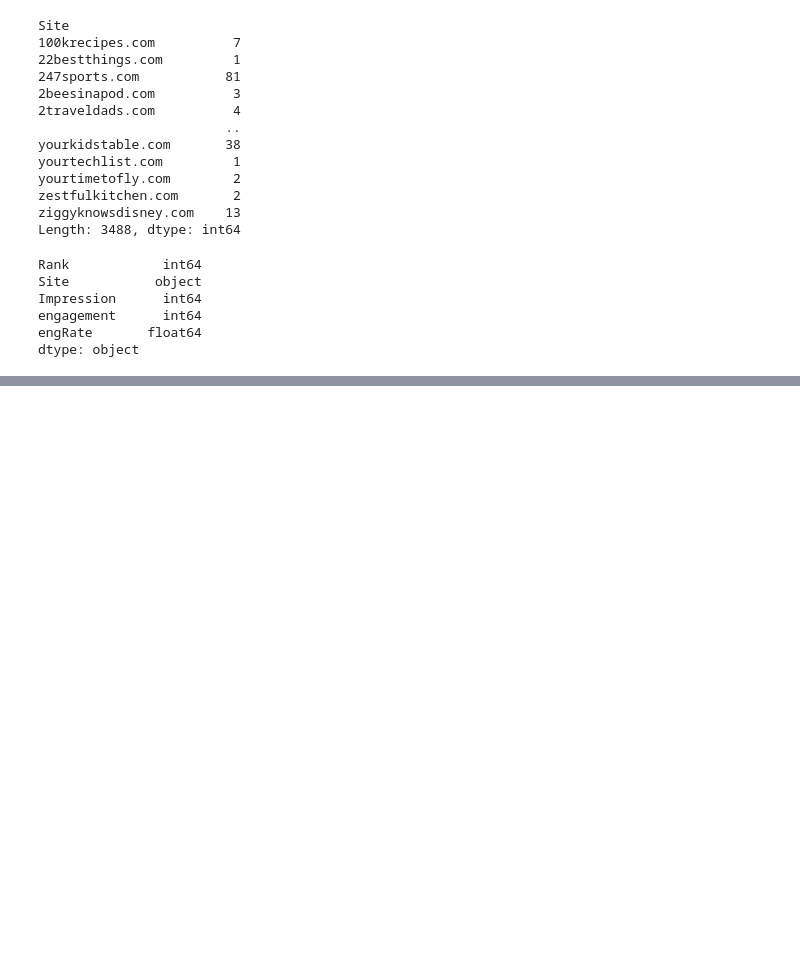
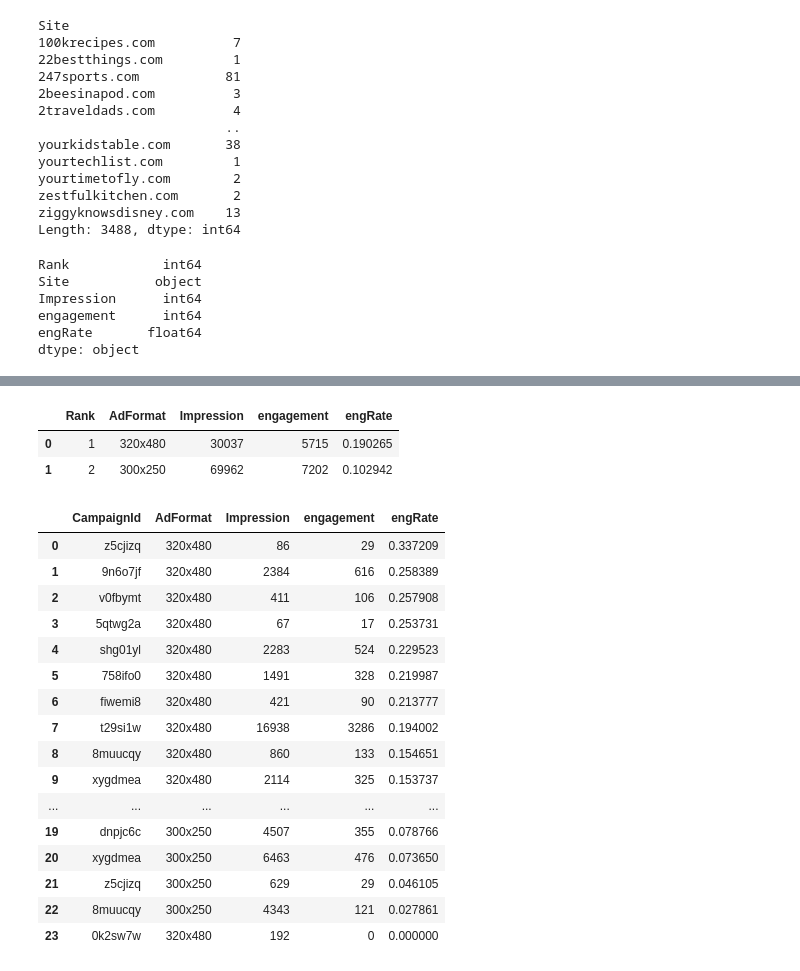
Before and after one commit to bereketkibru/AChallenge, a Jupyter notebook: notebooks/sampleWorking.ipynb, the cells around one changed output, grey strips where cells are left out. Cells and saved outputs as stored; diff of their text form; code cells hidden in the pictures; blank space fills up the shorter version.

```diff
--- a/notebooks/sampleWorking.ipynb
+++ b/notebooks/sampleWorking.ipynb
@@ -183,0 +182,42 @@ result=convertToJSON(df2)
+# %%
+df1=Ilog_df.groupby('AdFormat').agg({'Unnamed: 0': 'count', 'engagement': 'sum'})
+df1.reset_index(inplace=True)
+df1['engRate']=df1['engagement']/df1['Unnamed: 0']
+df1.sort_values(by='engRate', ascending=False, inplace=True,ignore_index=True)
+df1.rename(columns={'Unnamed: 0':'Impression'},index={'ONE':'Row_1'},inplace=True)
+df1['Rank']=df1.index
+df1.Rank+=1
+df2=df1[['Rank','AdFormat','Impression','engagement','engRate']]
+df2
+# %% [output]
+|  | Rank | AdFormat | Impression | engagement | engRate |
+| 0 | 1 | 320x480 | 30037 | 5715 | 0.190265 |
+| 1 | 2 | 300x250 | 69962 | 7202 | 0.102942 |
+# %%
+df1=Ilog_df.groupby(['CampaignId','AdFormat']).agg({'Unnamed: 0': 'count', 'engagement': 'sum'})
+df1.reset_index(inplace=True)
+df1['engRate']=df1['engagement']/df1['Unnamed: 0']
+df1.sort_values(by='engRate', ascending=False, inplace=True,ignore_index=True)
+df1.rename(columns={'Unnamed: 0':'Impression'},index={'ONE':'Row_1'},inplace=True)
+#df1['Rank']=df1.index
+#df1.Rank+=1
+#df2=df1[['Rank','AdFormat','Impression','engagement','engRate']]
+df1
+# %% [output]
+|  | CampaignId | AdFormat | Impression | engagement | engRate |
+| 0 | z5cjizq | 320x480 | 86 | 29 | 0.337209 |
+| 1 | 9n6o7jf | 320x480 | 2384 | 616 | 0.258389 |
+| 2 | v0fbymt | 320x480 | 411 | 106 | 0.257908 |
+| 3 | 5qtwg2a | 320x480 | 67 | 17 | 0.253731 |
+| 4 | shg01yl | 320x480 | 2283 | 524 | 0.229523 |
+| 5 | 758ifo0 | 320x480 | 1491 | 328 | 0.219987 |
+| 6 | fiwemi8 | 320x480 | 421 | 90 | 0.213777 |
+| 7 | t29si1w | 320x480 | 16938 | 3286 | 0.194002 |
+| 8 | 8muucqy | 320x480 | 860 | 133 | 0.154651 |
+| 9 | xygdmea | 320x480 | 2114 | 325 | 0.153737 |
+| ... | ... | ... | ... | ... | ... |
+| 19 | dnpjc6c | 300x250 | 4507 | 355 | 0.078766 |
+| 20 | xygdmea | 300x250 | 6463 | 476 | 0.073650 |
+| 21 | z5cjizq | 300x250 | 629 | 29 | 0.046105 |
+| 22 | 8muucqy | 300x250 | 4343 | 121 | 0.027861 |
+| 23 | 0k2sw7w | 320x480 | 192 | 0 | 0.000000 |
```
Also changed, not shown: parts of 10 cells of this notebook, 5 other files.
